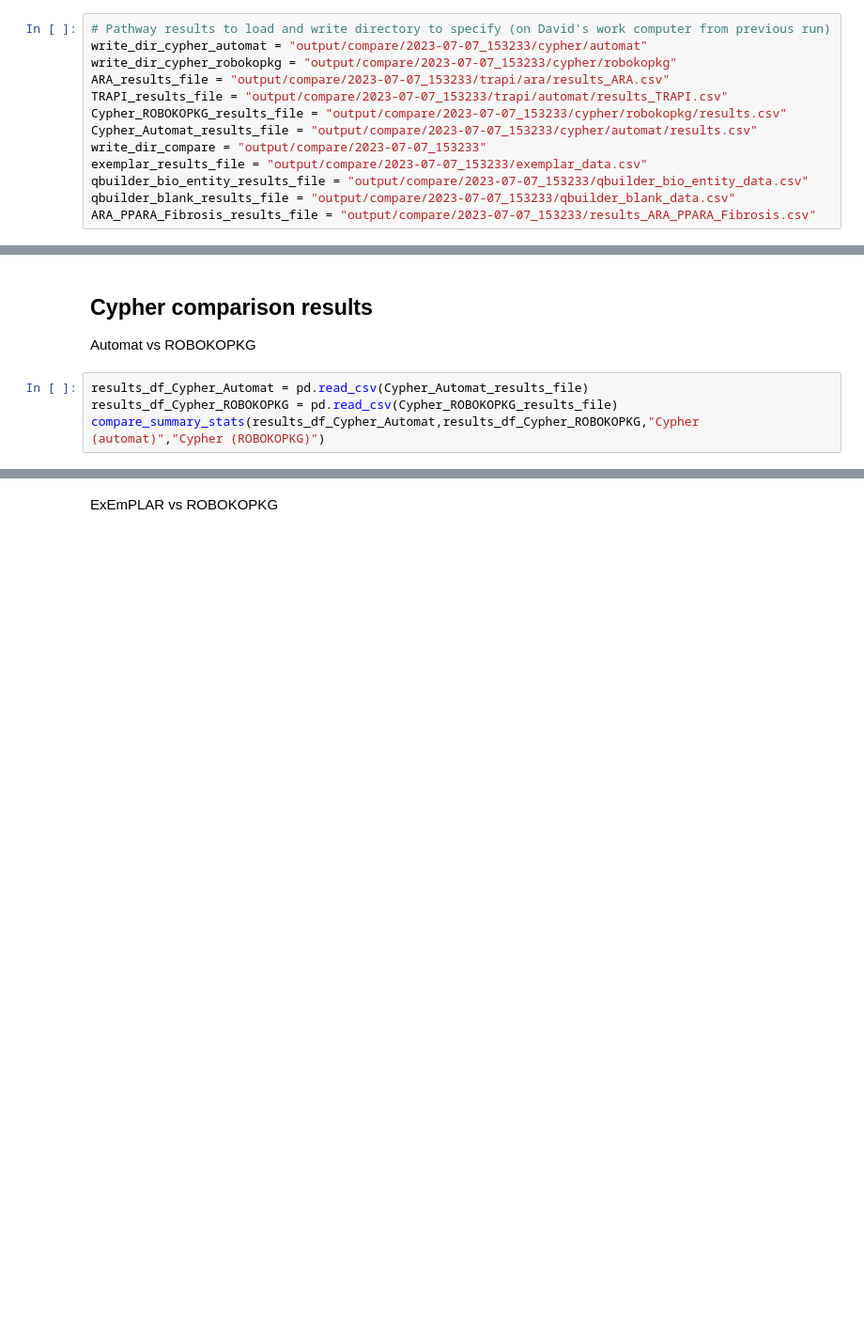
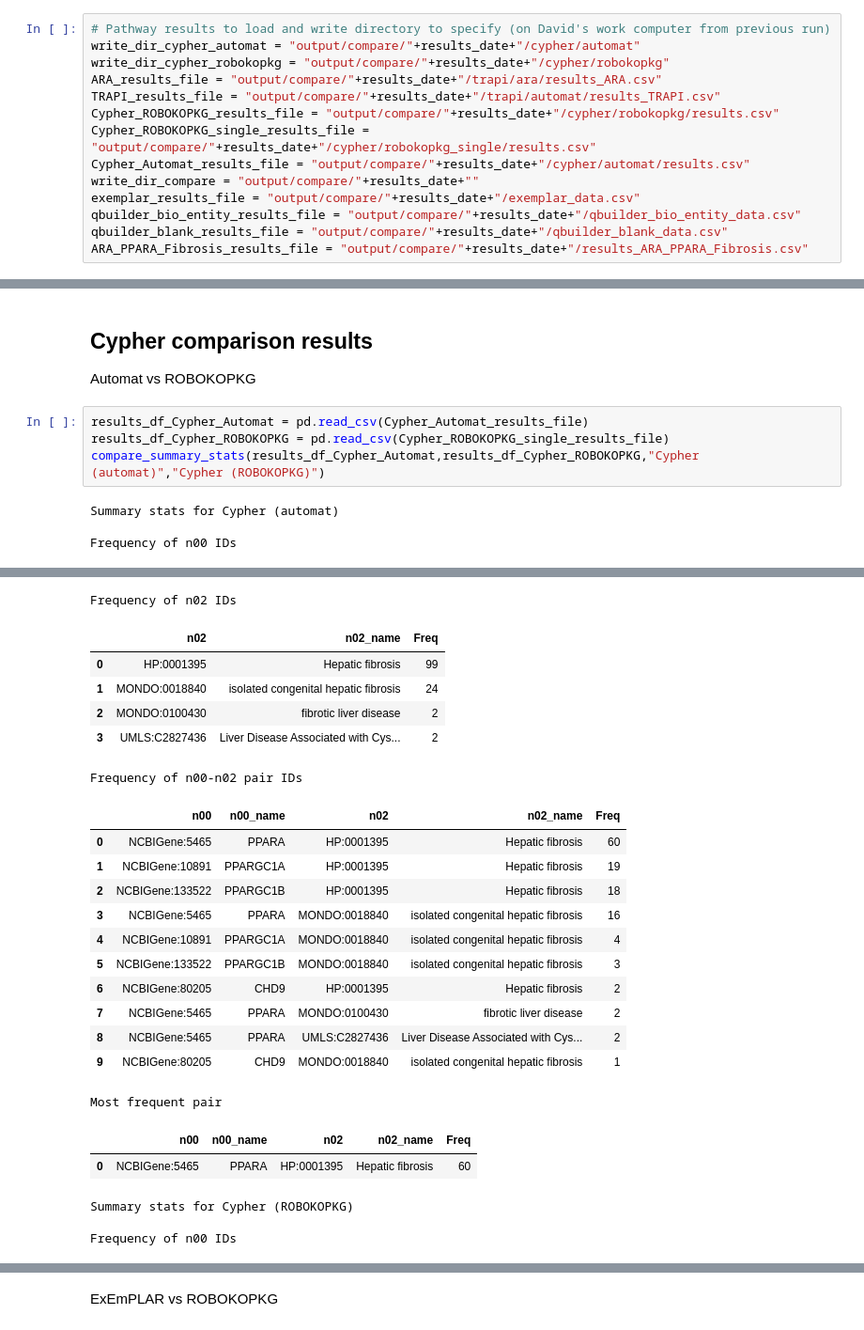
Before and after one commit to RobokopU24/AOP-use-cases, a Jupyter notebook: PPAR_LiverInjury_Compare.ipynb, the cells around one changed output, grey strips where cells are left out. Shown at 94% size. Drawn from its saved outputs; the diff is of its cells as text; blank space fills up the shorter version.

```diff
--- a/PPAR_LiverInjury_Compare.ipynb
+++ b/PPAR_LiverInjury_Compare.ipynb
@@ -61,16 +57,17 @@ ARA_PPARA_Fibrosis_results_file = "output/compare/"+str(dt_string)+"/results_ARA
 # %%
 # Pathway results to load and write directory to specify (on David's work computer from previous run)
-write_dir_cypher_automat = "output/compare/2023-07-07_153233/cypher/automat"
-write_dir_cypher_robokopkg = "output/compare/2023-07-07_153233/cypher/robokopkg"
-ARA_results_file = "output/compare/2023-07-07_153233/trapi/ara/results_ARA.csv"
-TRAPI_results_file = "output/compare/2023-07-07_153233/trapi/automat/results_TRAPI.csv"
-Cypher_ROBOKOPKG_results_file = "output/compare/2023-07-07_153233/cypher/robokopkg/results.csv"
-Cypher_Automat_results_file = "output/compare/2023-07-07_153233/cypher/automat/results.csv"
-write_dir_compare = "output/compare/2023-07-07_153233"
-exemplar_results_file = "output/compare/2023-07-07_153233/exemplar_data.csv"
-qbuilder_bio_entity_results_file = "output/compare/2023-07-07_153233/qbuilder_bio_entity_data.csv"
-qbuilder_blank_results_file = "output/compare/2023-07-07_153233/qbuilder_blank_data.csv"
-ARA_PPARA_Fibrosis_results_file = "output/compare/2023-07-07_153233/results_ARA_PPARA_Fibrosis.csv"
+write_dir_cypher_automat = "output/compare/"+results_date+"/cypher/automat"
+write_dir_cypher_robokopkg = "output/compare/"+results_date+"/cypher/robokopkg"
+ARA_results_file = "output/compare/"+results_date+"/trapi/ara/results_ARA.csv"
+TRAPI_results_file = "output/compare/"+results_date+"/trapi/automat/results_TRAPI.csv"
+Cypher_ROBOKOPKG_results_file = "output/compare/"+results_date+"/cypher/robokopkg/results.csv"
+Cypher_ROBOKOPKG_single_results_file = "output/compare/"+results_date+"/cypher/robokopkg_single/results.csv"
+Cypher_Automat_results_file = "output/compare/"+results_date+"/cypher/automat/results.csv"
+write_dir_compare = "output/compare/"+results_date+""
+exemplar_results_file = "output/compare/"+results_date+"/exemplar_data.csv"
+qbuilder_bio_entity_results_file = "output/compare/"+results_date+"/qbuilder_bio_entity_data.csv"
+qbuilder_blank_results_file = "output/compare/"+results_date+"/qbuilder_blank_data.csv"
+ARA_PPARA_Fibrosis_results_file = "output/compare/"+results_date+"/results_ARA_PPARA_Fibrosis.csv"
 # %%
 # Initializing Neo4j connection class
 user = 'neo4j'
@@ -791,5 +871,9 @@ compare_summary_stats(results_df_ARA,results_df_Cypher_ROBOKOPKG,"ARA","Cypher (
 Automat vs ROBOKOPKG
 # %%
 results_df_Cypher_Automat = pd.read_csv(Cypher_Automat_results_file)
-results_df_Cypher_ROBOKOPKG = pd.read_csv(Cypher_ROBOKOPKG_results_file)
+results_df_Cypher_ROBOKOPKG = pd.read_csv(Cypher_ROBOKOPKG_single_results_file)
 compare_summary_stats(results_df_Cypher_Automat,results_df_Cypher_ROBOKOPKG,"Cypher (automat)","Cypher (ROBOKOPKG)")
+# %% [output]
+Summary stats for Cypher (automat)
+
+Frequency of n00 IDs
@@ -795,0 +885,24 @@ compare_summary_stats(results_df_Cypher_Automat,results_df_Cypher_ROBOKOPKG,"Cyp
+Frequency of n02 IDs
+|  | n02 | n02_name | Freq |
+| 0 | HP:0001395 | Hepatic fibrosis | 99 |
+| 1 | MONDO:0018840 | isolated congenital hepatic fibrosis | 24 |
+| 2 | MONDO:0100430 | fibrotic liver disease | 2 |
+| 3 | UMLS:C2827436 | Liver Disease Associated with Cys... | 2 |
+Frequency of n00-n02 pair IDs
+|  | n00 | n00_name | n02 | n02_name | Freq |
+| 0 | NCBIGene:5465 | PPARA | HP:0001395 | Hepatic fibrosis | 60 |
+| 1 | NCBIGene:10891 | PPARGC1A | HP:0001395 | Hepatic fibrosis | 19 |
+| 2 | NCBIGene:133522 | PPARGC1B | HP:0001395 | Hepatic fibrosis | 18 |
+| 3 | NCBIGene:5465 | PPARA | MONDO:0018840 | isolated congenital hepatic fibrosis | 16 |
+| 4 | NCBIGene:10891 | PPARGC1A | MONDO:0018840 | isolated congenital hepatic fibrosis | 4 |
+| 5 | NCBIGene:133522 | PPARGC1B | MONDO:0018840 | isolated congenital hepatic fibrosis | 3 |
+| 6 | NCBIGene:80205 | CHD9 | HP:0001395 | Hepatic fibrosis | 2 |
+| 7 | NCBIGene:5465 | PPARA | MONDO:0100430 | fibrotic liver disease | 2 |
+| 8 | NCBIGene:5465 | PPARA | UMLS:C2827436 | Liver Disease Associated with Cys... | 2 |
+| 9 | NCBIGene:80205 | CHD9 | MONDO:0018840 | isolated congenital hepatic fibrosis | 1 |
+Most frequent pair
+|  | n00 | n00_name | n02 | n02_name | Freq |
+| 0 | NCBIGene:5465 | PPARA | HP:0001395 | Hepatic fibrosis | 60 |
+Summary stats for Cypher (ROBOKOPKG)
+
+Frequency of n00 IDs
```
Also changed, not shown: parts of 32 cells of this notebook, 32 other files.
